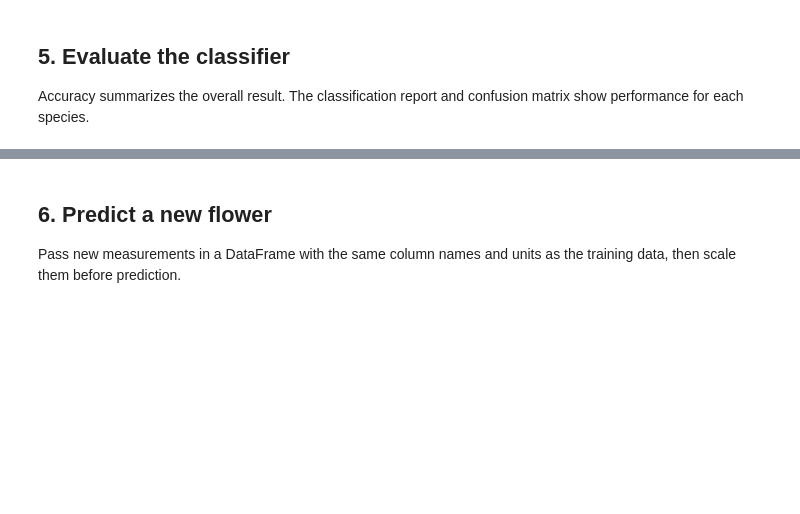
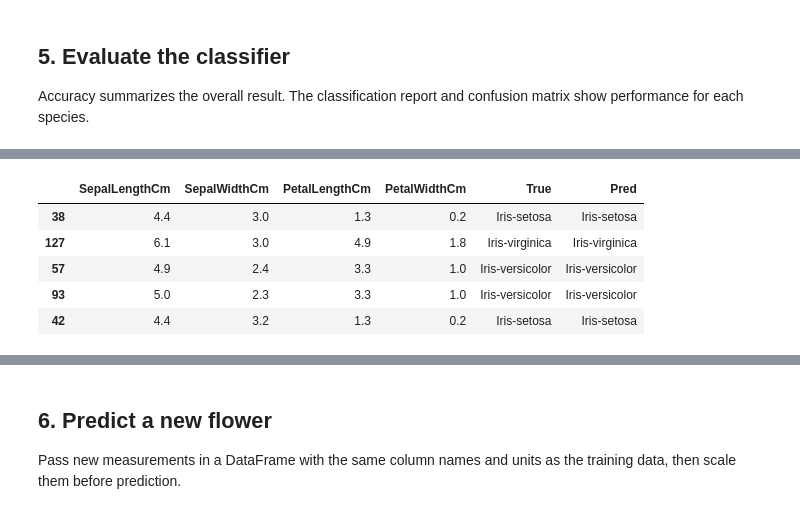
Before and after one commit to mmamei/DSM-AIDS--RE-, a Jupyter notebook: CODE/knn/knn_classification.ipynb, the cells around one changed output, grey strips where cells are left out. Drawn from its saved outputs; the diff is of its cells as text; code cells hidden in the pictures; blank space fills up the shorter version.

```diff
--- a/CODE/knn/knn_classification.ipynb
+++ b/CODE/knn/knn_classification.ipynb
@@ -148,9 +148,9 @@ Test observations: 30
 
 k-NN compares distances, so variables measured on larger scales can dominate the result. Fit the scaler on the training data only, apply it to both sets, and train the classifier with `k = 3`.
 # %%
-scaler = StandardScaler()
+scaler = MinMaxScaler()
 X_train_scaled = scaler.fit_transform(X_train)
-X_test_scaled = scaler.transform(X_test)
+
 
 model = KNeighborsClassifier(n_neighbors=3)
 model.fit(X_train_scaled, y_train)
@@ -192,0 +180,12 @@ Iris-versicolor      0.833     1.000     0.909        10
+# %%
+all_test = X_test.copy()
+all_test['True'] = y_test
+all_test['Pred'] = y_pred
+all_test.head()
+# %% [output]
+|  | SepalLengthCm | SepalWidthCm | PetalLengthCm | PetalWidthCm | True | Pred |
+| 38 | 4.4 | 3.0 | 1.3 | 0.2 | Iris-setosa | Iris-setosa |
+| 127 | 6.1 | 3.0 | 4.9 | 1.8 | Iris-virginica | Iris-virginica |
+| 57 | 4.9 | 2.4 | 3.3 | 1.0 | Iris-versicolor | Iris-versicolor |
+| 93 | 5.0 | 2.3 | 3.3 | 1.0 | Iris-versicolor | Iris-versicolor |
+| 42 | 4.4 | 3.2 | 1.3 | 0.2 | Iris-setosa | Iris-setosa |
```
Also changed, not shown: parts of 3 cells of this notebook, 4 other files.
